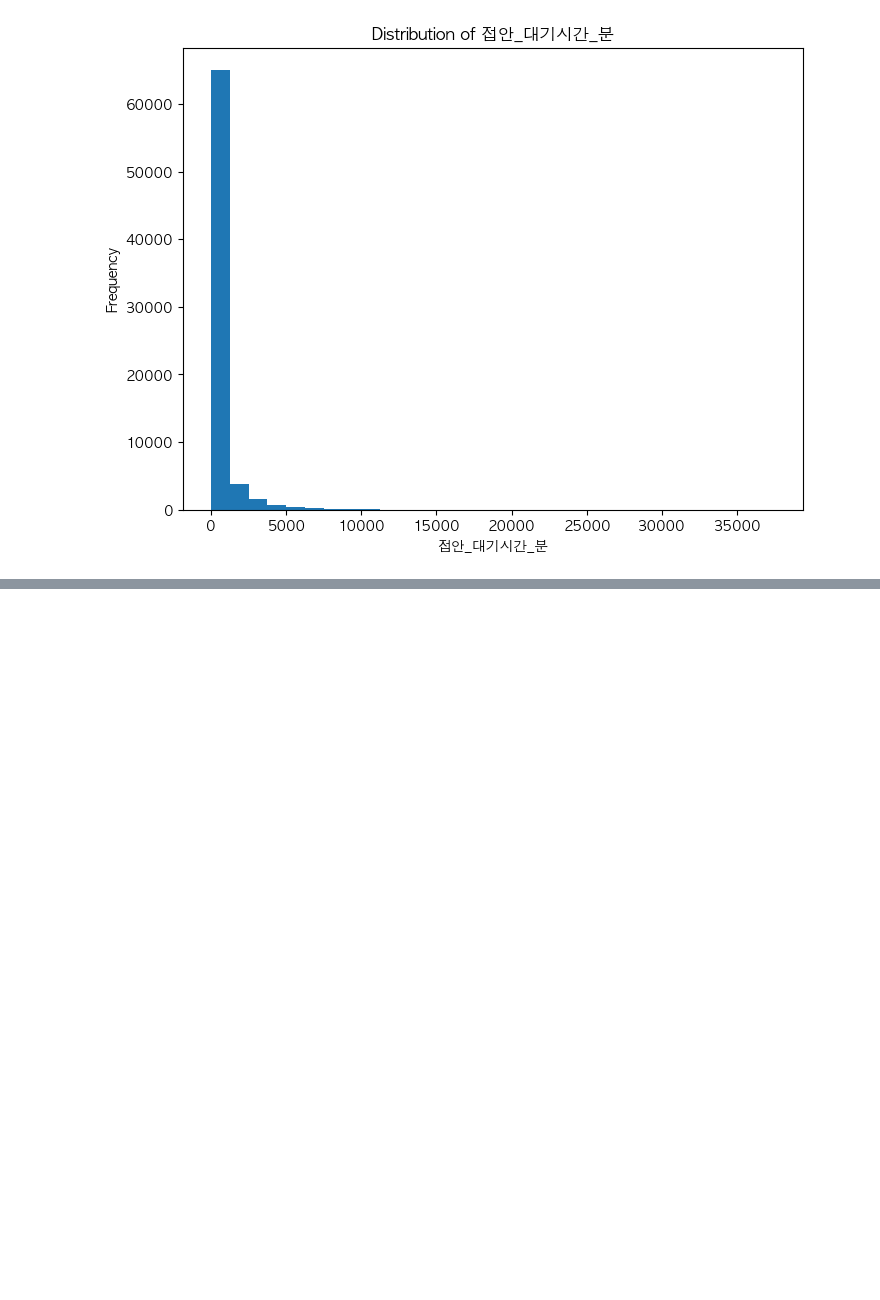
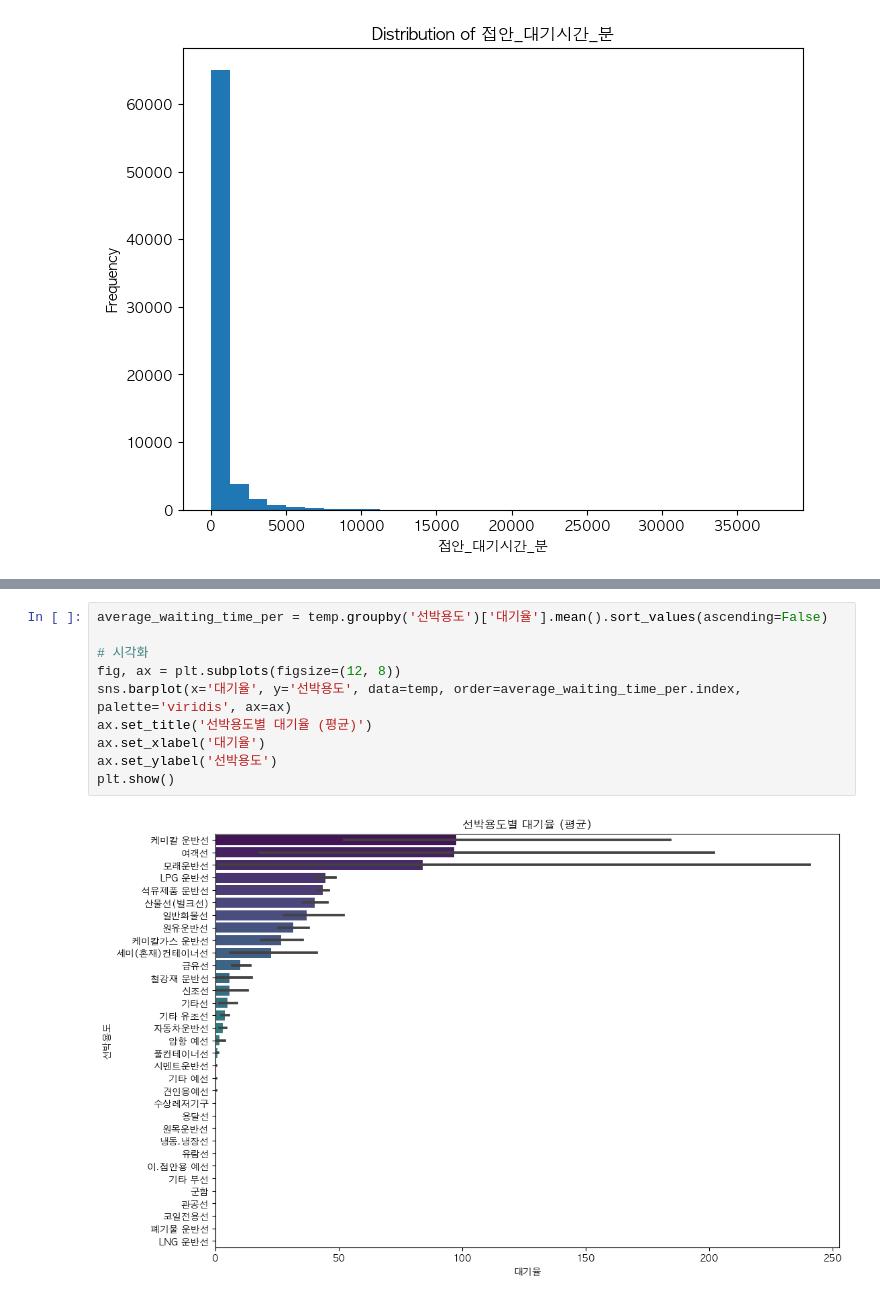
Before and after one commit to sin09135/Ship_PJT, a Jupyter notebook: ship/model/code/시계열데이터셋.ipynb, the cells around one changed output, grey strips where cells are left out. Saved outputs shown, nothing was run; the diff lists cells and outputs as text; blank space fills up the shorter version.

```diff
--- a/ship/model/code/시계열데이터셋.ipynb
+++ b/ship/model/code/시계열데이터셋.ipynb
@@ -247,0 +462,12 @@ plt.show()
+# %%
+average_waiting_time_per = temp.groupby('선박용도')['대기율'].mean().sort_values(ascending=False)
+
+# 시각화
+fig, ax = plt.subplots(figsize=(12, 8))
+sns.barplot(x='대기율', y='선박용도', data=temp, order=average_waiting_time_per.index, palette='viridis', ax=ax)
+ax.set_title('선박용도별 대기율 (평균)')
+ax.set_xlabel('대기율')
+ax.set_ylabel('선박용도')
+plt.show()
+# %% [output]
+[figure, added]
```
Also changed, not shown: parts of 56 cells of this notebook, 10 other files.
